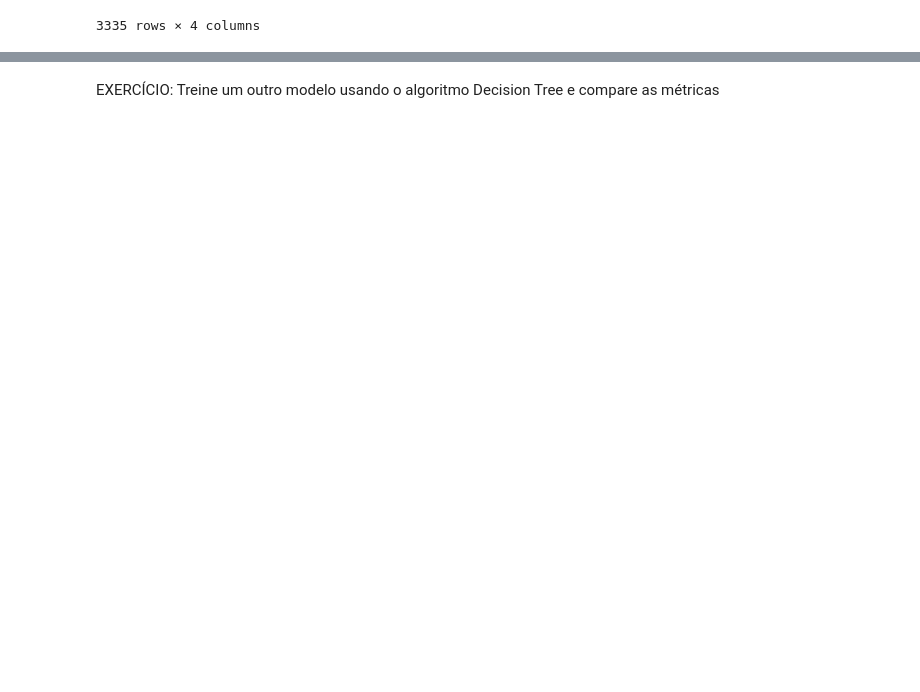
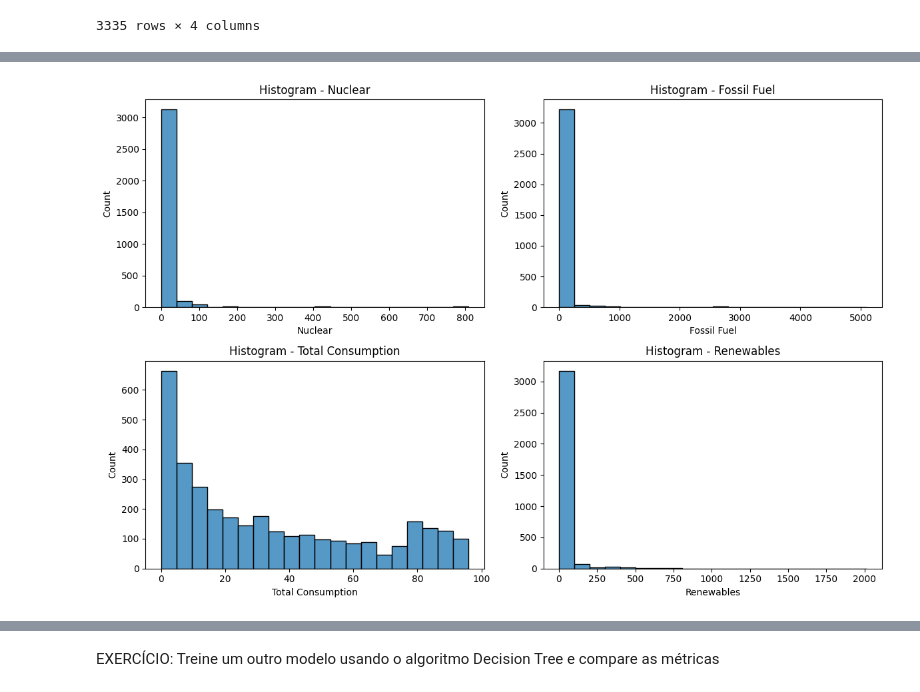
Before and after one commit to Santlago/FIAP, a Jupyter notebook: 2ANO/IOT/ex1cp1/Aula_03_Modelo_Notebook_v3.ipynb, the cells around one changed output, grey strips where cells are left out. Cells and saved outputs as stored; diff of their text form; code cells hidden in the pictures; blank space fills up the shorter version.

```diff
--- a/2ANO/IOT/ex1cp1/Aula_03_Modelo_Notebook_v3.ipynb
+++ b/2ANO/IOT/ex1cp1/Aula_03_Modelo_Notebook_v3.ipynb
@@ -189,0 +221,23 @@ Name: 249, dtype: float64
+# %%
+# prompt: generate histogram from dados_cleaned
+
+columns_to_plot = ['Nuclear', 'Fossil Fuel', 'Total Consumption', 'Renewables']
+
+# Create a 2x2 subplot grid
+fig, axes = plt.subplots(2, 2, figsize=(12, 8))
+
+# Flatten the axes array for easy iteration
+axes = axes.flatten()
+
+# Iterate through each column and plot the histogram
+for i, column in enumerate(columns_to_plot):
+    sns.histplot(dados_cleaned, x=column, bins=20, ax=axes[i])
+    axes[i].set_title(f'Histogram - {column}')
+
+# Adjust layout to prevent overlapping titles
+plt.tight_layout()
+
+# Show the plots
+plt.show()
+# %% [output]
+[figure, added]
```
Also changed, not shown: parts of 65 cells of this notebook.
